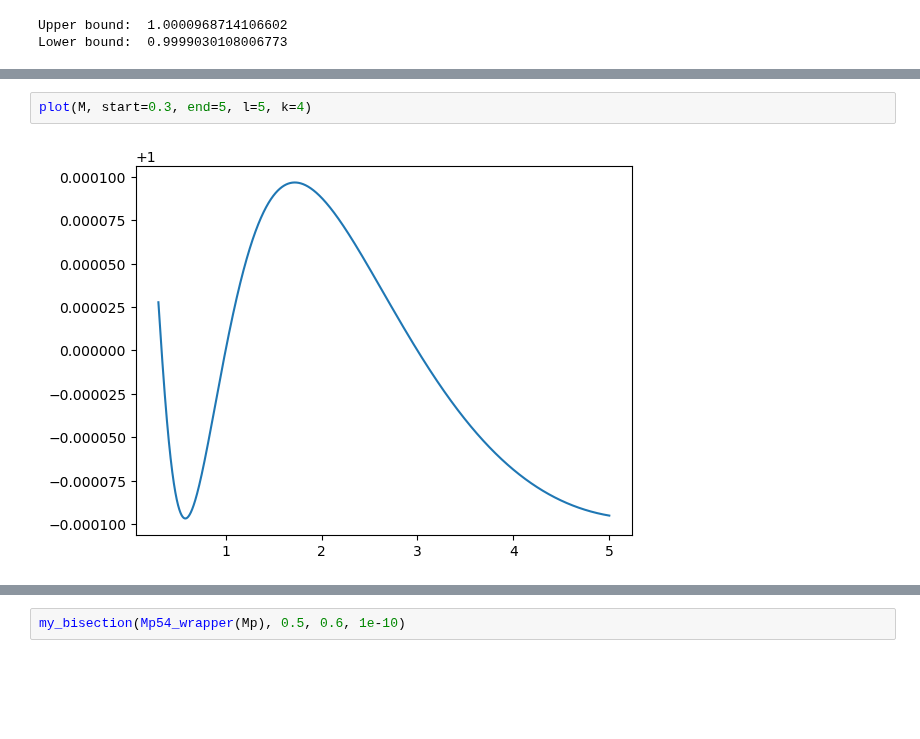
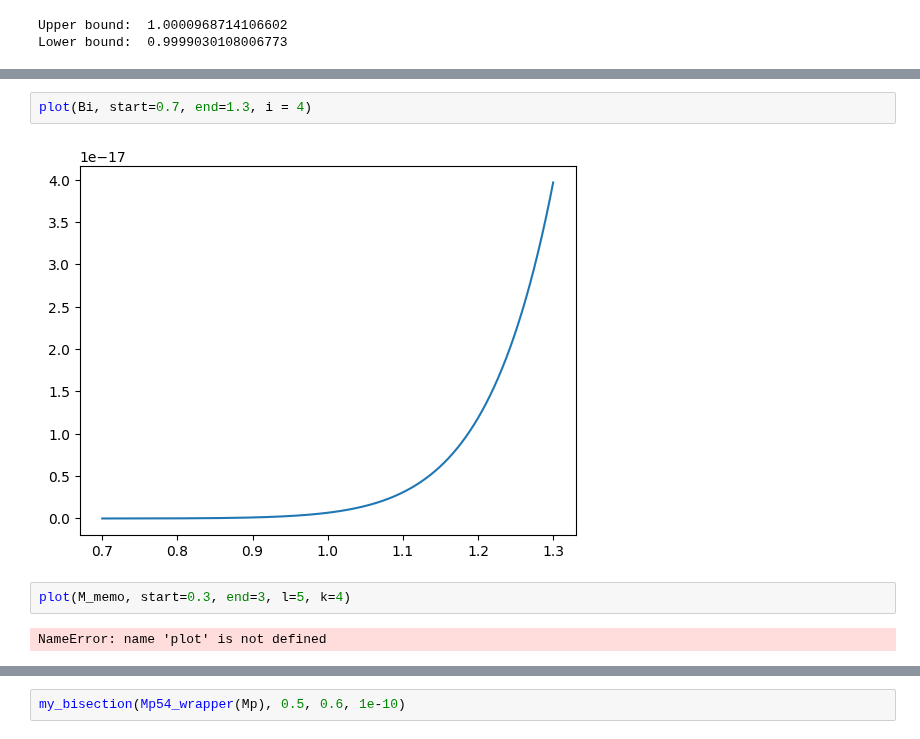
Before and after one commit to marlo-z/random-turn-games, a Jupyter notebook: mina_margin_map/run.ipynb, the cells around one changed output, grey strips where cells are left out. Drawn from its saved outputs; the diff is of its cells as text; blank space fills up the shorter version.

```diff
--- a/mina_margin_map/run.ipynb
+++ b/mina_margin_map/run.ipynb
@@ -54,4 +75,8 @@ Lower bound:  0.9999030108006773
+# %%
+plot(Bi, start=0.7, end=1.3, i = 4)
+# %% [output]
+[figure, added]
 # %%
-plot(M, start=0.3, end=5, l=5, k=4)
+plot(M_memo, start=0.3, end=3, l=5, k=4)
 # %% [output]
-[figure, removed]
+NameError: name 'plot' is not defined
```
Also changed, not shown: parts of 4 cells of this notebook, 1 other file.
